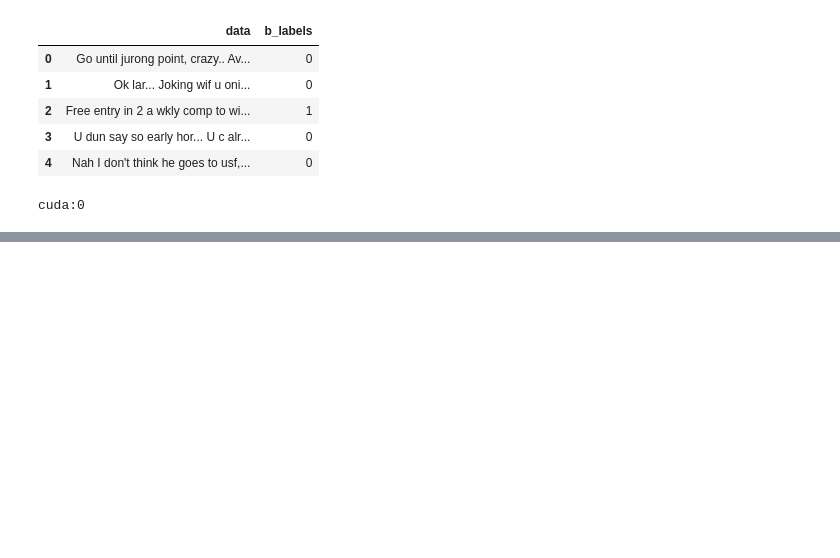
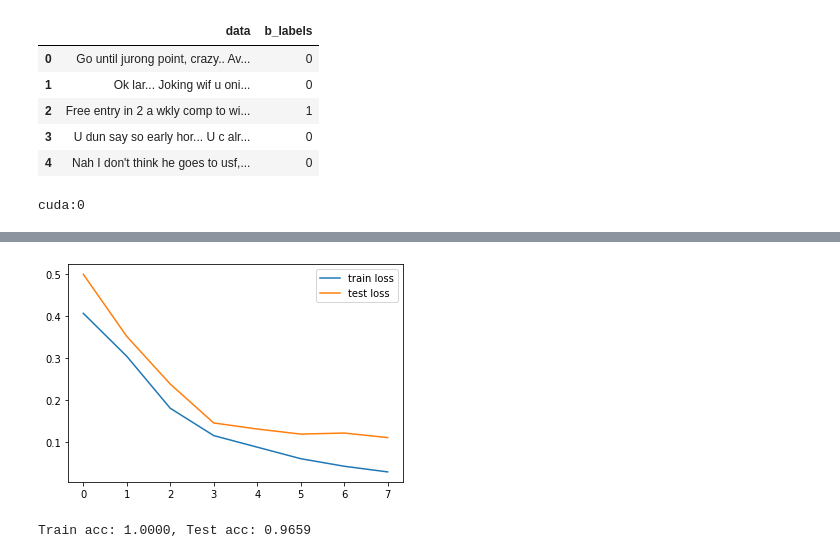
Before and after one commit to comchem/Pytorch_DeepLearning_Tutorials, a Jupyter notebook: Sec7-NLP_ANN/3-Text_Classification_CNN.ipynb, the cells around one changed output, grey strips where cells are left out. Drawn from its saved outputs; the diff is of its cells as text; code cells hidden in the pictures; blank space fills up the shorter version.

```diff
--- a/Sec7-NLP_ANN/3-Text_Classification_CNN.ipynb
+++ b/Sec7-NLP_ANN/3-Text_Classification_CNN.ipynb
@@ -137,0 +169,3 @@ class CNN(nn.Module):
+# %%
+model = CNN(len(vocab), 20, 1)
+model.to(device)
@@ -137,0 +182,3 @@ class CNN(nn.Module):
+# %%
+criterion = nn.BCEWithLogitsLoss()
+optimizer = torch.optim.Adam(model.parameters())
@@ -137,0 +234,3 @@ class CNN(nn.Module):
+# %%
+train_losses, test_losses = batch_gd(
+    model, criterion, optimizer, train_iter, test_iter, 8)
@@ -137,0 +253,50 @@ class CNN(nn.Module):
+# %%
+# Plot the train loss and test loss per iteration
+plt.plot(train_losses, label='train loss')
+plt.plot(test_losses, label='test loss')
+plt.legend()
+plt.show()
+# %% [output]
+[figure, added]
+# %%
+# Accuracy
+
+n_correct = 0.
+n_total = 0.
+for inputs, targets in train_iter:
+    targets = targets.view(-1, 1).float()
+
+    # Forward pass
+    outputs = model(inputs)
+    #print(outputs.shape)
+
+    # Get prediction
+    predictions = (outputs > 0)
+    # print(_, predictions)
+
+    # update counts
+    n_correct += (predictions == targets).sum().item()   # item : sum까지만 하면 출력이 tensor로 표현되므로 합산만 뽑아냄
+    n_total += targets.shape[0]
+
+train_acc = n_correct / n_total
+
+
+n_correct = 0.
+n_total = 0.
+for inputs, targets in test_iter:
+    targets = targets.view(-1, 1).float()
+
+    # Forward pass
+    outputs = model(inputs)
+
+    # Get prediction
+    predictions = (outputs > 0)
+
+    # update counts
+    n_correct += (predictions == targets).sum().item()   # item : sum까지만 하면 출력이 tensor로 표현되므로 합산만 뽑아냄
+    n_total += targets.shape[0]
+
+test_acc = n_correct / n_total
+print(f'Train acc: {train_acc:.4f}, Test acc: {test_acc:.4f}')
+# %% [output]
+Train acc: 1.0000, Test acc: 0.9659
```
Also changed, not shown: parts of 6 cells of this notebook.
